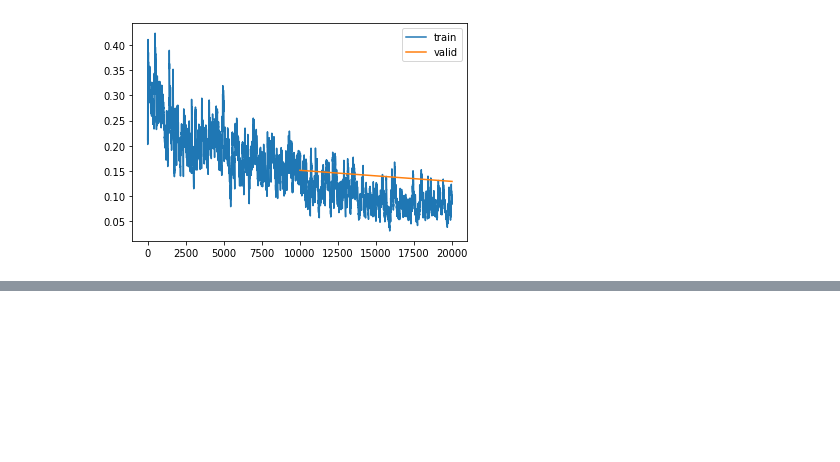
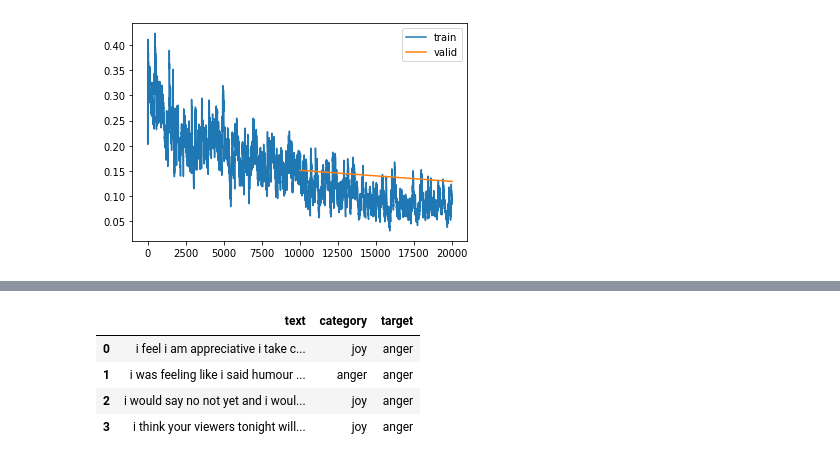
Before and after one commit to binliu0630/Deep_Learning, a Jupyter notebook: Fastai_Transfomers_inspired_by_blurr.ipynb, the cells around one changed output, grey strips where cells are left out. Saved outputs shown, nothing was run; the diff lists cells and outputs as text; code cells hidden in the pictures; blank space fills up the shorter version.

```diff
--- a/Fastai_Transfomers_inspired_by_blurr.ipynb
+++ b/Fastai_Transfomers_inspired_by_blurr.ipynb
@@ -532,0 +635,3 @@ learn.recorder.plot_loss()
+# %%
+learn.show_results(hf_tokenizer=hf_tokenizer, max_n=5)
+# %% [output]
@@ -532,0 +639,5 @@ learn.recorder.plot_loss()
+|  | text | category | target |
+| 0 | i feel i am appreciative i take c... | joy | anger |
+| 1 | i was feeling like i said humour ... | anger | anger |
+| 2 | i would say no not yet and i woul... | joy | anger |
+| 3 | i think your viewers tonight will... | joy | anger |
```
Also changed, not shown: parts of 24 cells of this notebook.
